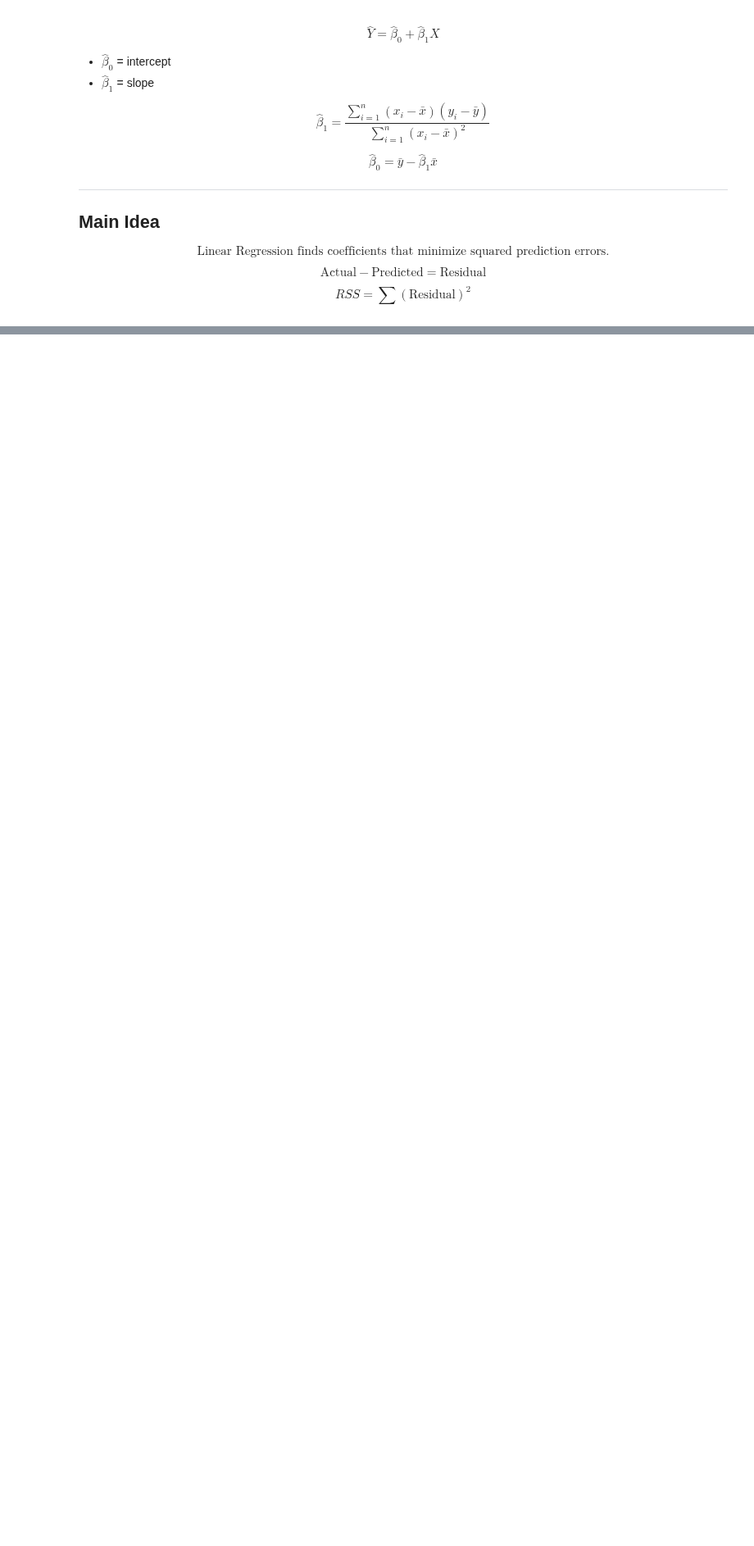
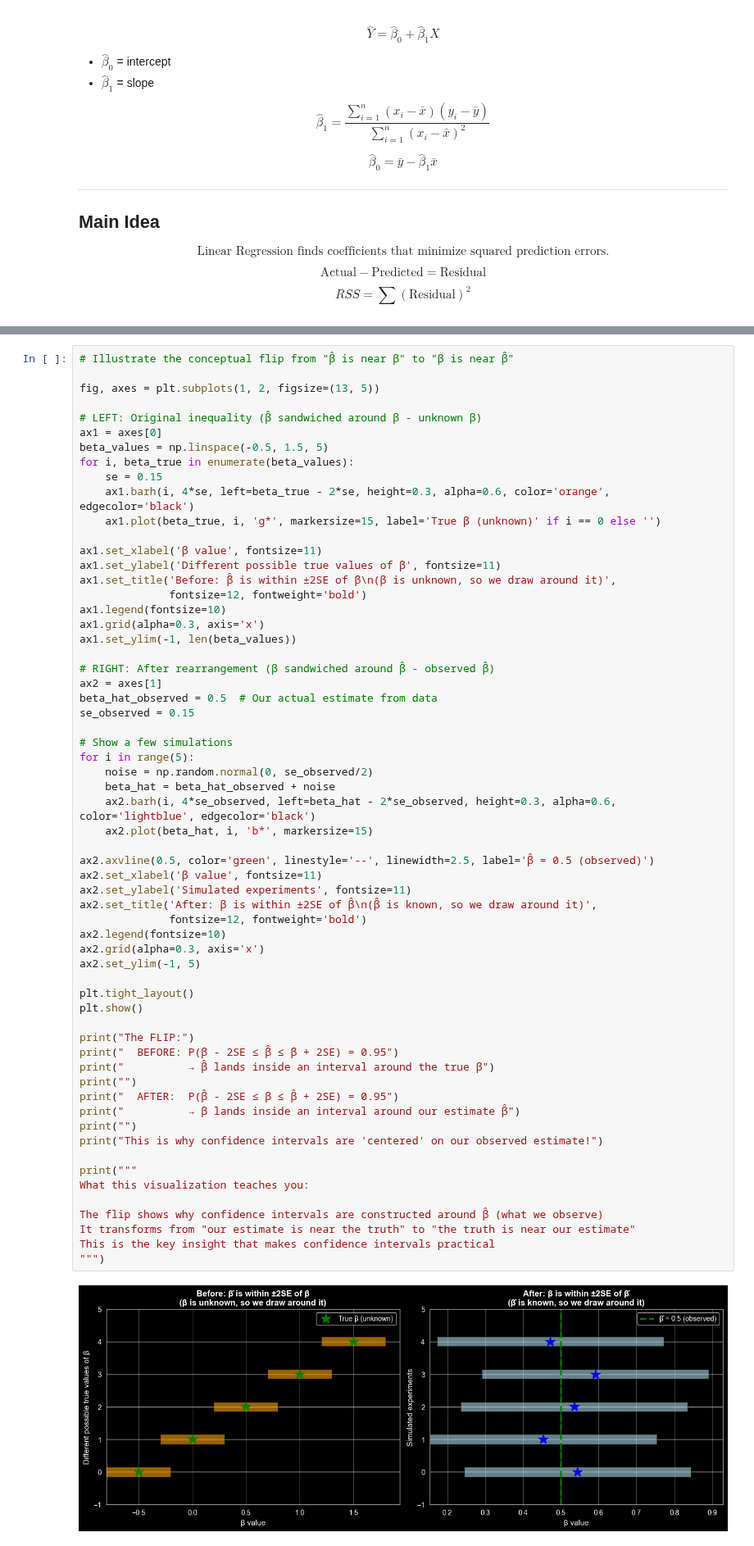
Before and after one commit to fuadh246/ese-5410, a Jupyter notebook: modules_notes/module_3: Linear Regression/Linear_Regression_and_Statistics.ipynb, the cells around one changed output, grey strips where cells are left out. Shown at 82% size. Saved outputs shown, nothing was run; the diff lists cells and outputs as text; blank space fills up the shorter version.

```diff
--- a/modules_notes/module_3: Linear Regression/Linear_Regression_and_Statistics.ipynb
+++ b/modules_notes/module_3: Linear Regression/Linear_Regression_and_Statistics.ipynb
@@ -177,0 +903,63 @@ $$
+# %%
+# Illustrate the conceptual flip from "β̂ is near β" to "β is near β̂"
+
+fig, axes = plt.subplots(1, 2, figsize=(13, 5))
+
+# LEFT: Original inequality (β̂ sandwiched around β - unknown β)
+ax1 = axes[0]
+beta_values = np.linspace(-0.5, 1.5, 5)
+for i, beta_true in enumerate(beta_values):
+    se = 0.15
+    ax1.barh(i, 4*se, left=beta_true - 2*se, height=0.3, alpha=0.6, color='orange', edgecolor='black')
+    ax1.plot(beta_true, i, 'g*', markersize=15, label='True β (unknown)' if i == 0 else '')
+
+ax1.set_xlabel('β value', fontsize=11)
+ax1.set_ylabel('Different possible true values of β', fontsize=11)
+ax1.set_title('Before: β̂ is within ±2SE of β\n(β is unknown, so we draw around it)',
+              fontsize=12, fontweight='bold')
+ax1.legend(fontsize=10)
+ax1.grid(alpha=0.3, axis='x')
+ax1.set_ylim(-1, len(beta_values))
+
+# RIGHT: After rearrangement (β sandwiched around β̂ - observed β̂)
+ax2 = axes[1]
+beta_hat_observed = 0.5  # Our actual estimate from data
+se_observed = 0.15
+
+# Show a few simulations
+for i in range(5):
+    noise = np.random.normal(0, se_observed/2)
+    beta_hat = beta_hat_observed + noise
+    ax2.barh(i, 4*se_observed, left=beta_hat - 2*se_observed, height=0.3, alpha=0.6, color='lightblue', edgecolor='black')
+    ax2.plot(beta_hat, i, 'b*', markersize=15)
+
+ax2.axvline(0.5, color='green', linestyle='--', linewidth=2.5, label='β̂ = 0.5 (observed)')
+ax2.set_xlabel('β value', fontsize=11)
+ax2.set_ylabel('Simulated experiments', fontsize=11)
+ax2.set_title('After: β is within ±2SE of β̂\n(β̂ is known, so we draw around it)',
+              fontsize=12, fontweight='bold')
+ax2.legend(fontsize=10)
+ax2.grid(alpha=0.3, axis='x')
+ax2.set_ylim(-1, 5)
+
+plt.tight_layout()
+plt.show()
+
+print("The FLIP:")
+print("  BEFORE: P(β - 2SE ≤ β̂ ≤ β + 2SE) = 0.95")
+print("          → β̂ lands inside an interval around the true β")
+print("")
+print("  AFTER:  P(β̂ - 2SE ≤ β ≤ β̂ + 2SE) = 0.95")
+print("          → β lands inside an interval around our estimate β̂")
+print("")
+print("This is why confidence intervals are 'centered' on our observed estimate!")
+
+print("""
+What this visualization teaches you:
+
+The flip shows why confidence intervals are constructed around β̂ (what we observe)
+It transforms from "our estimate is near the truth" to "the truth is near our estimate"
+This is the key insight that makes confidence intervals practical
+""")
+# %% [output]
+[figure, added]
```
Also changed, not shown: parts of 11 cells of this notebook, 1 other file.
